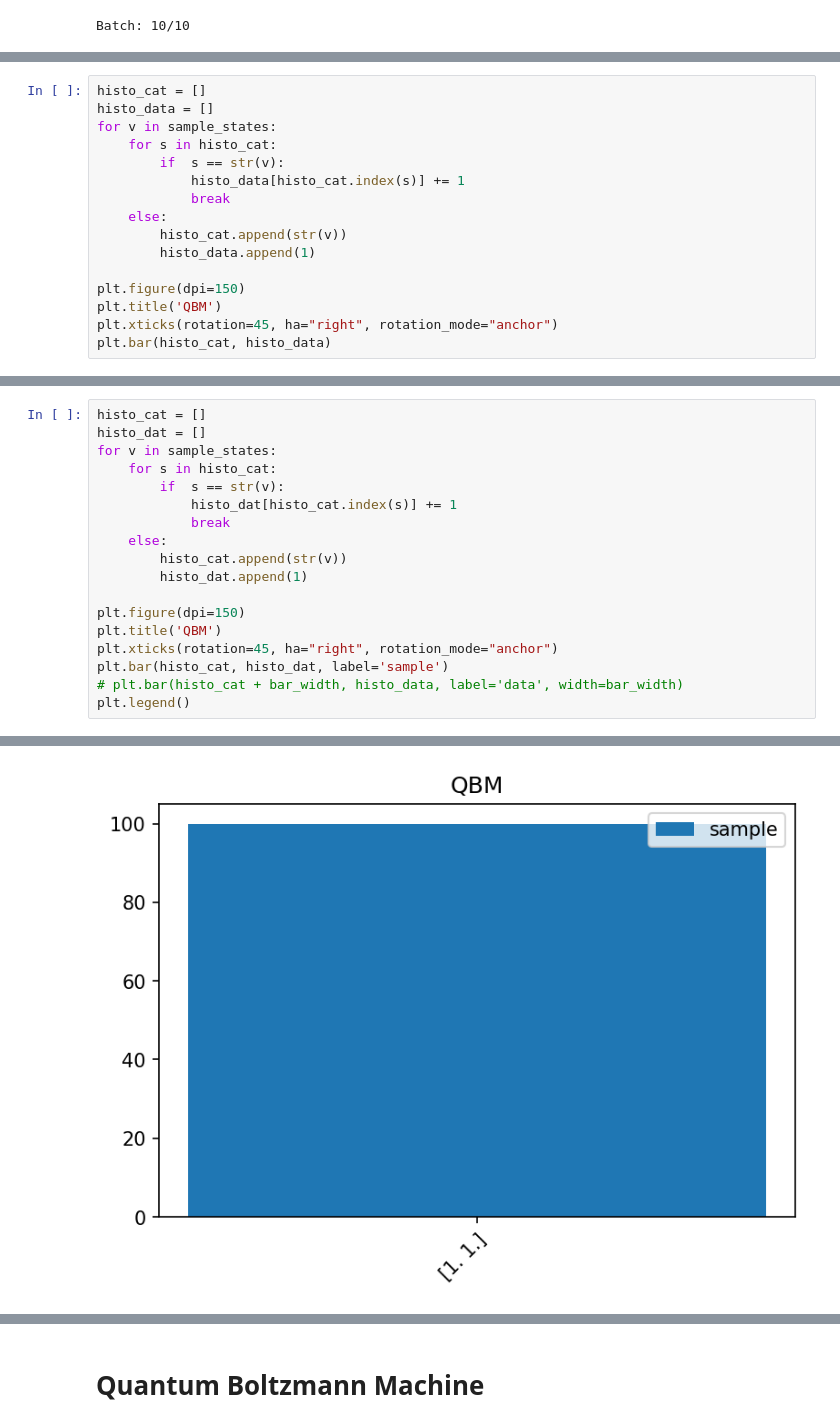
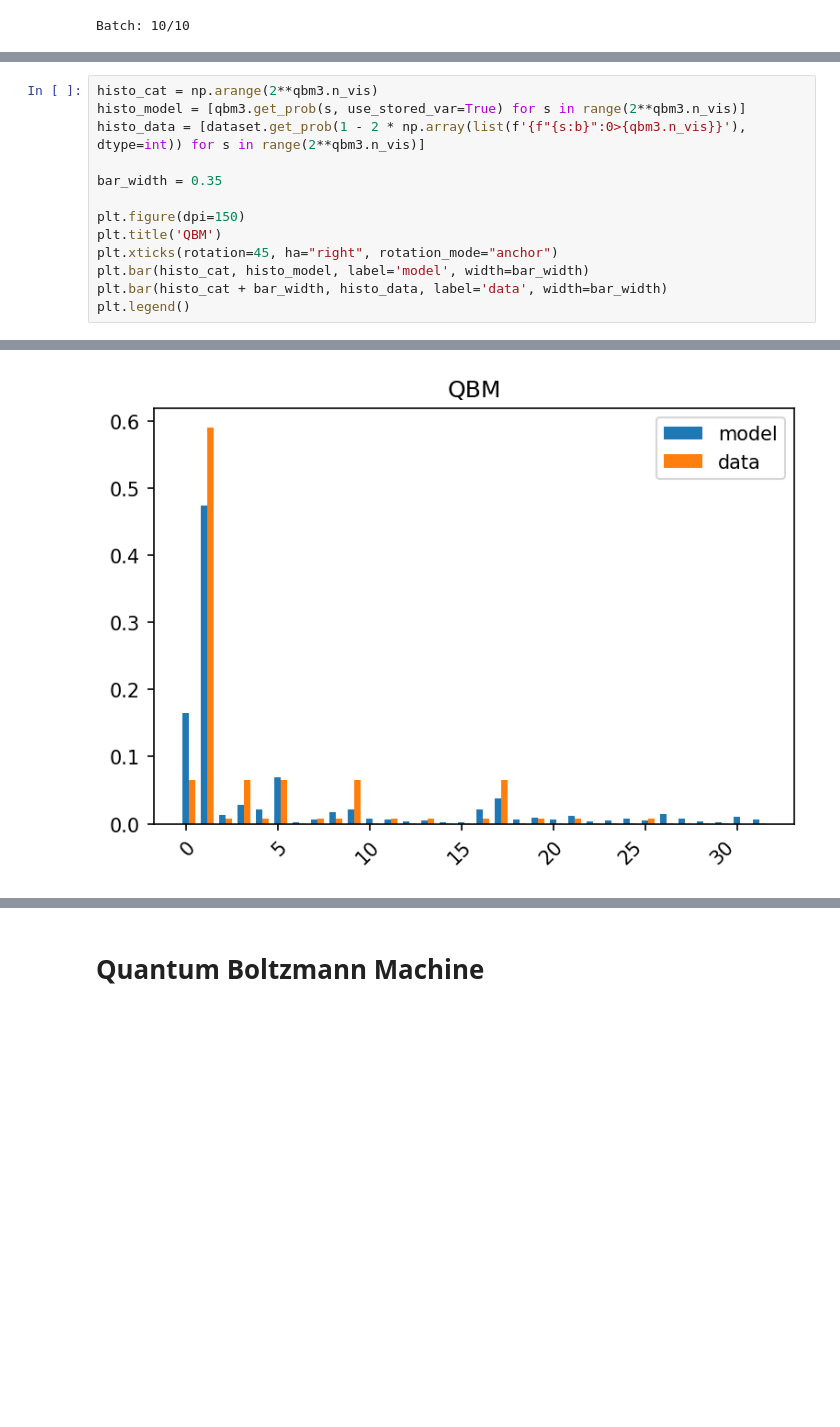
Before and after one commit to haoyudoingthings/QBM, a Jupyter notebook: Boltzmann-Machine.ipynb, the cells around one changed output, grey strips where cells are left out. Drawn from its saved outputs; the diff is of its cells as text; blank space fills up the shorter version.

```diff
--- a/Boltzmann-Machine.ipynb
+++ b/Boltzmann-Machine.ipynb
@@ -247,16 +220,0 @@ sample_states = [np.sign(s[:-qbm3.n_hid]) for s in results]
-# %%
-histo_cat = []
-histo_data = []
-for v in sample_states:
-    for s in histo_cat:
-        if  s == str(v):
-            histo_data[histo_cat.index(s)] += 1
-            break
-    else:
-        histo_cat.append(str(v))
-        histo_data.append(1)
-
-plt.figure(dpi=150)
-plt.title('QBM')
-plt.xticks(rotation=45, ha="right", rotation_mode="anchor")
-plt.bar(histo_cat, histo_data)
@@ -301,21 +221,16 @@ sample_states = [np.sign(s[:-qbm4.n_hid]) for s in results]
 # %%
-histo_cat = []
-histo_dat = []
-for v in sample_states:
-    for s in histo_cat:
-        if  s == str(v):
-            histo_dat[histo_cat.index(s)] += 1
-            break
-    else:
-        histo_cat.append(str(v))
-        histo_dat.append(1)
+histo_cat = np.arange(2**qbm3.n_vis)
+histo_model = [qbm3.get_prob(s, use_stored_var=True) for s in range(2**qbm3.n_vis)]
+histo_data = [dataset.get_prob(1 - 2 * np.array(list(f'{f"{s:b}":0>{qbm3.n_vis}}'), dtype=int)) for s in range(2**qbm3.n_vis)]
+
+bar_width = 0.35
 
 plt.figure(dpi=150)
 plt.title('QBM')
 plt.xticks(rotation=45, ha="right", rotation_mode="anchor")
-plt.bar(histo_cat, histo_dat, label='sample')
-# plt.bar(histo_cat + bar_width, histo_data, label='data', width=bar_width)
+plt.bar(histo_cat, histo_model, label='model', width=bar_width)
+plt.bar(histo_cat + bar_width, histo_data, label='data', width=bar_width)
 plt.legend()
 # %% [output]
 <matplotlib.legend.Legend at 0x...>
-[figure, old version]
+[figure, new version]
```
Also changed, not shown: parts of 26 cells of this notebook.
